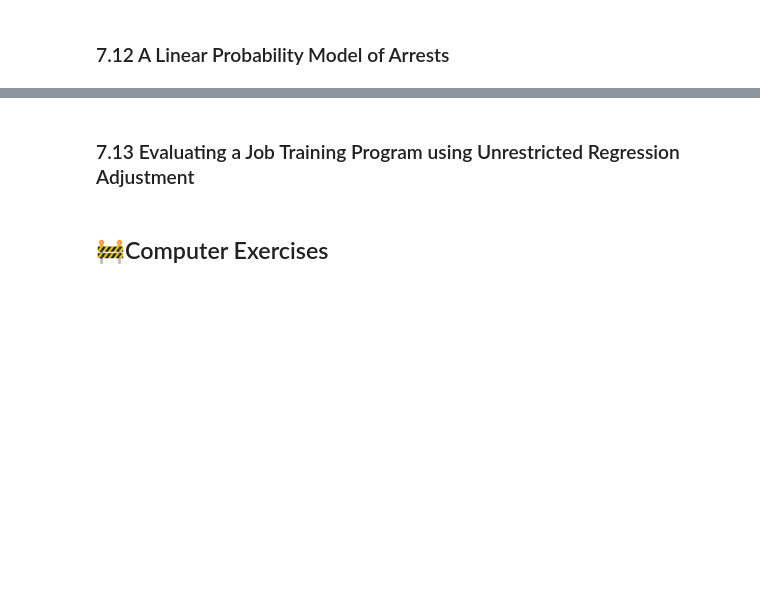
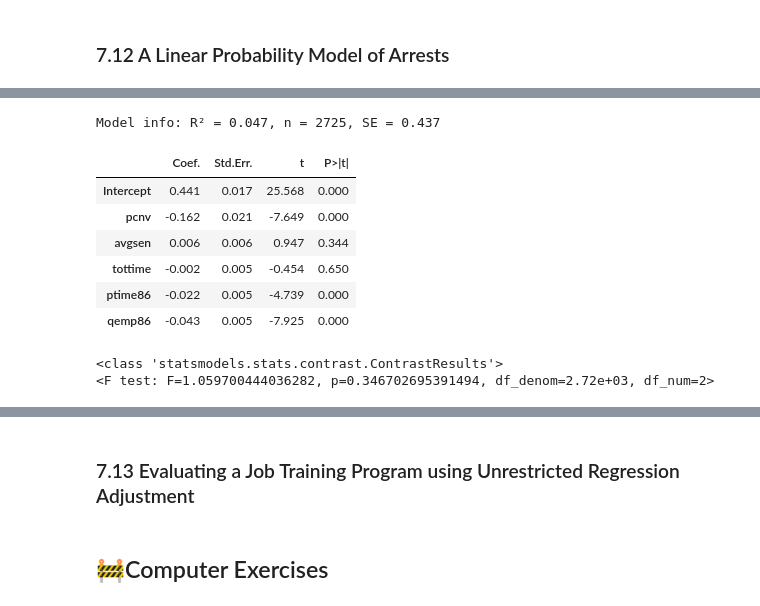
Before and after one commit to 42Ahmed/woolpy, a Jupyter notebook: Chapter 7.ipynb, the cells around one changed output, grey strips where cells are left out. Saved outputs shown, nothing was run; the diff lists cells and outputs as text; code cells hidden in the pictures; blank space fills up the shorter version.

```diff
--- a/Chapter 7.ipynb
+++ b/Chapter 7.ipynb
@@ -59,13 +59,14 @@ wooldridge.data()
 # %% [markdown]
 ## Examples
 # %%
-wage1 = wooldridge.data('wage1')
-gpa1 = wooldridge.data('gpa1')
-jtrain = wooldridge.data('jtrain')
-hprice1 = wooldridge.data('hprice1')
-beauty = wooldridge.data('beauty')
-lawsch85 = wooldridge.data('lawsch85')
-mlb1 = wooldridge.data('mlb1')
+wage1 = wooldridge.data("wage1")
+gpa1 = wooldridge.data("gpa1")
+jtrain = wooldridge.data("jtrain")
+hprice1 = wooldridge.data("hprice1")
+beauty = wooldridge.data("beauty")
+lawsch85 = wooldridge.data("lawsch85")
+mlb1 = wooldridge.data("mlb1")
+crime1 = wooldridge.data("crime1")
 # %% [markdown]
 ### 7.1 Hourly Wage Equation
 # %%
@@ -554,0 +596,20 @@ The base group is white players
+# %%
+df = crime1.copy()
+df["arr86"] = (df["narr86"] > 0).astype(int)
+# %%
+model012 = smf.ols("arr86 ~ pcnv + avgsen + tottime + ptime86 + qemp86", data=df).fit()
+report(model012)
+# %% [output]
+Model info: R² = 0.047, n = 2725, SE = 0.437
+|  | Coef. | Std.Err. | t | P>|t| |
+| Intercept | 0.441 | 0.017 | 25.568 | 0.000 |
+| pcnv | -0.162 | 0.021 | -7.649 | 0.000 |
+| avgsen | 0.006 | 0.006 | 0.947 | 0.344 |
+| tottime | -0.002 | 0.005 | -0.454 | 0.650 |
+| ptime86 | -0.022 | 0.005 | -4.739 | 0.000 |
+| qemp86 | -0.043 | 0.005 | -7.925 | 0.000 |
+# %%
+model012.f_test("avgsen = 0, tottime=0")
+# %% [output]
+<class 'statsmodels.stats.contrast.ContrastResults'>
+<F test: F=1.059700444036282, p=0.346702695391494, df_denom=2.72e+03, df_num=2>
```
Also changed, not shown: parts of 31 cells of this notebook.
